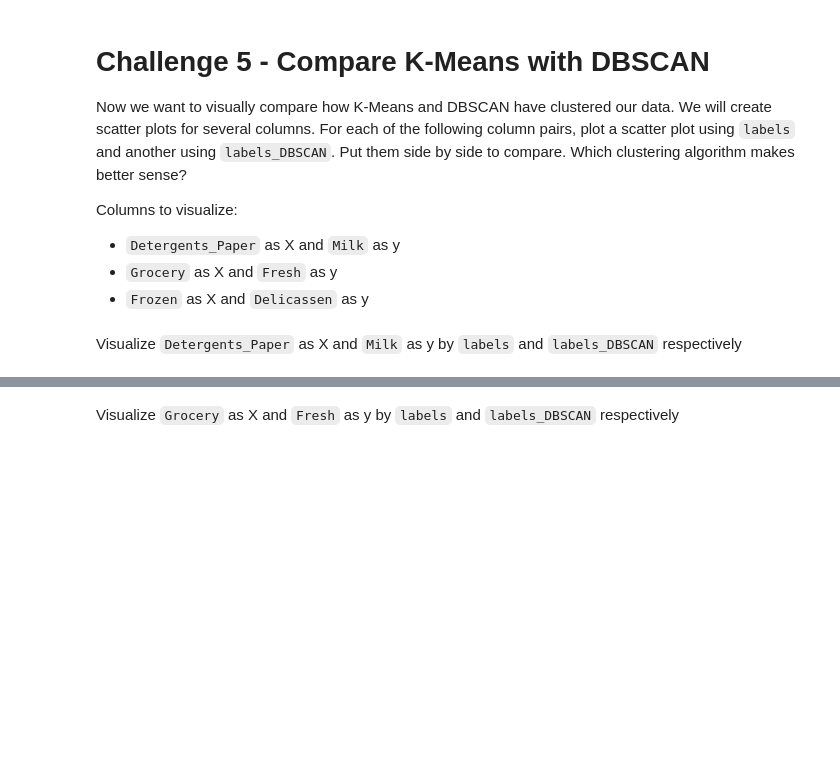
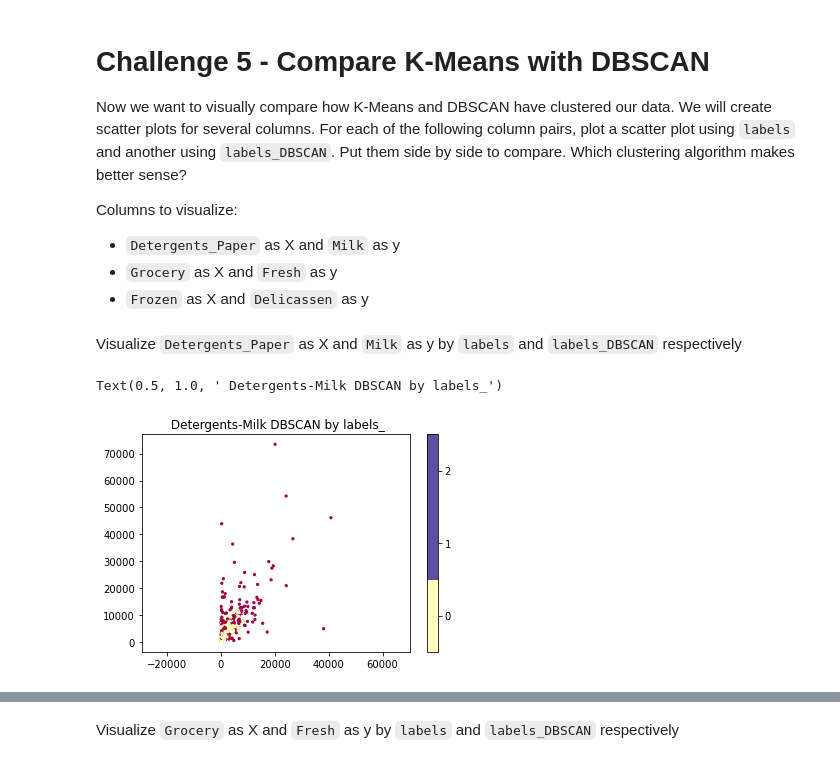
Before and after one commit to ta-data-mad/dataptmad0420, a Jupyter notebook: module-3/unsupervised-learning/your-code/main.ipynb, the cells around one changed output, grey strips where cells are left out. Saved outputs shown, nothing was run; the diff lists cells and outputs as text; code cells hidden in the pictures; blank space fills up the shorter version.

```diff
--- a/module-3/unsupervised-learning/your-code/main.ipynb
+++ b/module-3/unsupervised-learning/your-code/main.ipynb
@@ -284,0 +283,7 @@ Now let's cluster the data using DBSCAN. Use `DBSCAN(eps=0.5)` to initiate the m
+# %%
+# Your code here
+from sklearn.cluster import DBSCAN
+
+dbscan_c = DBSCAN(eps=0.5).fit(customers_scale)
+
+dbscan_c
@@ -286,3 +293,4 @@ Now let's cluster the data using DBSCAN. Use `DBSCAN(eps=0.5)` to initiate the m
 Count the values in `labels_DBSCAN`.
 # %%
 # Your code here
+customer['Labels_DBSCAN'] = dbscan_c.labels_
@@ -302,0 +335,9 @@ Visualize `Detergents_Paper` as X and `Milk` as y by `labels` and `labels_DBSCAN
+# %%
+# Your code here:
+plt.scatter(customer.Detergents_Paper, customer.Milk, c=dbscan_c.labels_, cmap='Spectral', s=5)
+plt.gca().set_aspect('equal', 'datalim')
+plt.colorbar(boundaries=np.arange(len(np.unique(dbscan_c.labels_)) + 1) - 0.5).set_ticks(np.arange(len(np.unique(dbscan_c.labels_))))
+plt.title(' Detergents-Milk DBSCAN by labels_')
+# %% [output]
+Text(0.5, 1.0, ' Detergents-Milk DBSCAN by labels_')
+[figure, added]
```
Also changed, not shown: parts of 16 cells of this notebook.
